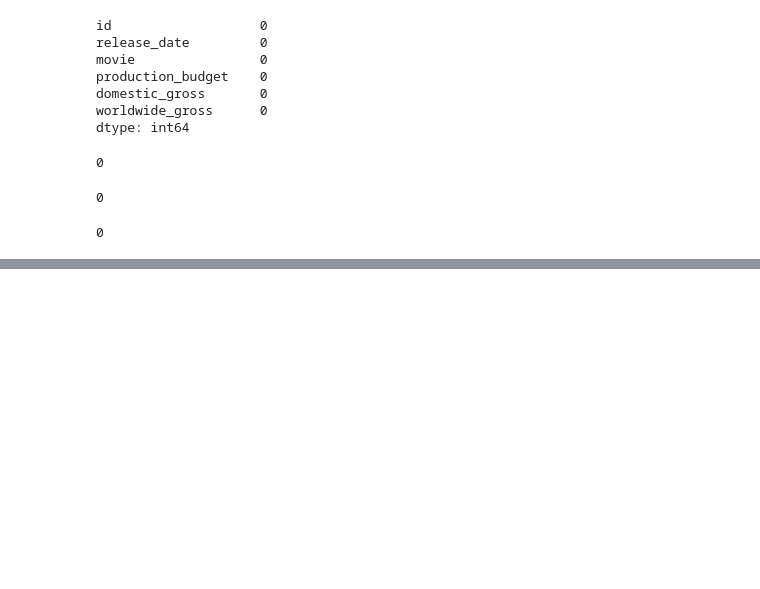
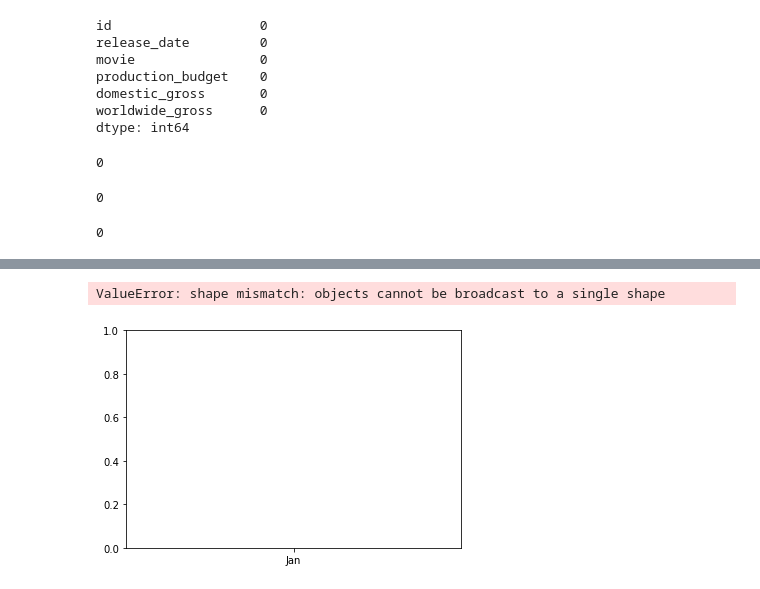
Before and after one commit to berum77kag/dsc-phase-1-project-v2-4, a Jupyter notebook: student.ipynb, the cells around one changed output, grey strips where cells are left out. Drawn from its saved outputs; the diff is of its cells as text; code cells hidden in the pictures; blank space fills up the shorter version.

```diff
--- a/student.ipynb
+++ b/student.ipynb
@@ -189,0 +433,4 @@ display(
+# %%
+# create a new column 'release_month' returning just the month as opposed to the date format
+tmdb_data['release_month'] = tmdb_data['release_date'].str[5:7]
+tmdb_data.head()
@@ -189,0 +444,4 @@ display(
+# %%
+# Look for mean of every column in tmdb_data and group them by month that they were released (release_month)
+grouped_tmdb_data = tmdb_data.groupby('release_month')
+grouped_tmdb_data.mean()
@@ -189,0 +481,4 @@ display(
+# %%
+# Fetch the mean for the vote_average column
+AVGVT = grouped_tmdb_data['vote_average'].mean()
+AVGVT
@@ -189,0 +801,11 @@ display(
+# %%
+months = ['Jan', 'Feb', 'Mar', 'Apr', 'May', 'Jun', 'Jul', 'Aug', 'Oct', 'Nov', 'Dec']
+
+fig, ax = plt.subplots()
+ax.bar(months, AVGVT)
+ax.set_title('Average Vote by Month')
+ax.set_xlabel('Month')
+ax.set_ylabel('Vote');
+# %% [output]
+ValueError: shape mismatch: objects cannot be broadcast to a single shape
+[figure, added]
```
Also changed, not shown: parts of 46 cells of this notebook, 7 other files.
